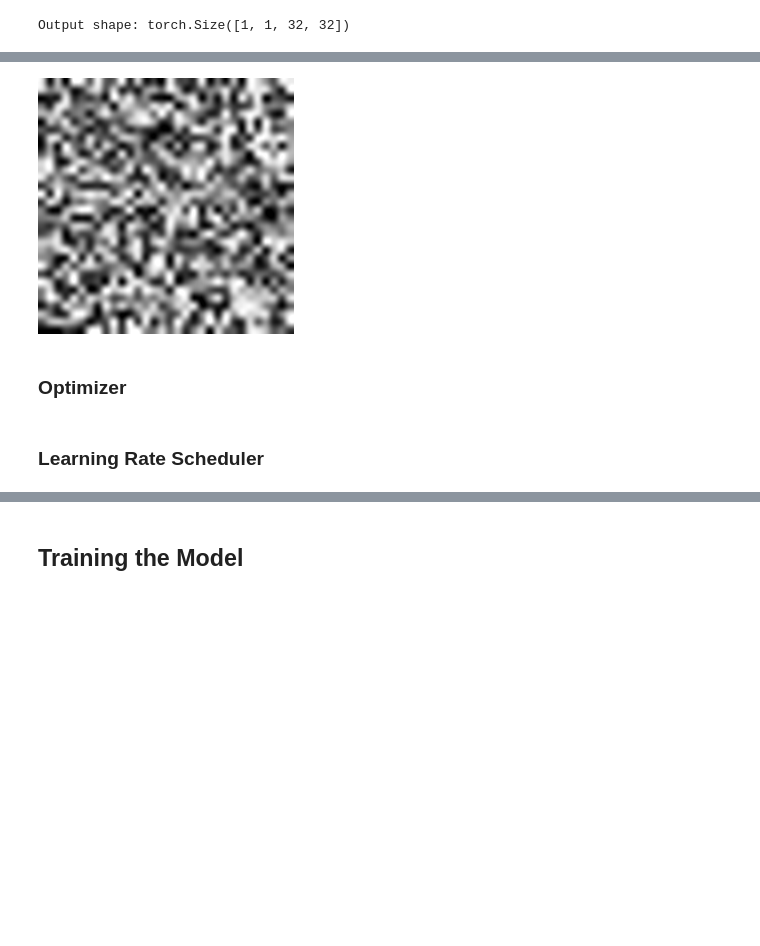
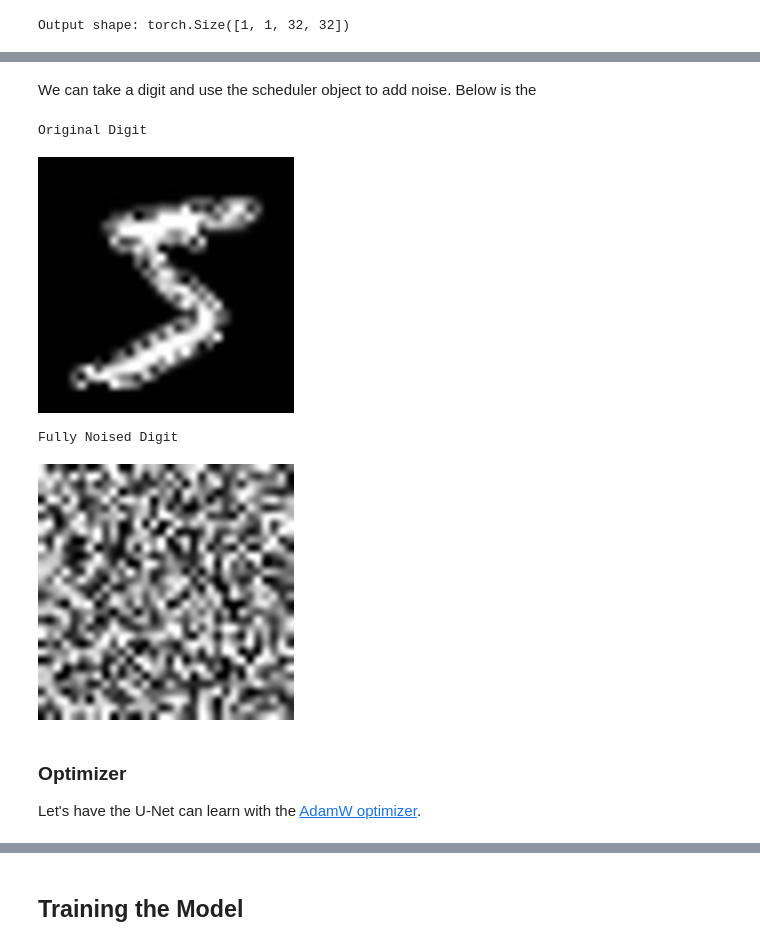
Before and after one commit to st-howard/blog-notebooks, a Jupyter notebook: MNIST-Diffusion/Diffusion Digits - Generating MNIST Digits from noise with HuggingFace Diffusers.ipynb, the cells around one changed output, grey strips where cells are left out. Saved outputs shown, nothing was run; the diff lists cells and outputs as text; code cells hidden in the pictures; blank space fills up the shorter version.

```diff
--- a/MNIST-Diffusion/Diffusion Digits - Generating MNIST Digits from noise with HuggingFace Diffusers.ipynb
+++ b/MNIST-Diffusion/Diffusion Digits - Generating MNIST Digits from noise with HuggingFace Diffusers.ipynb
@@ -204,16 +208,26 @@ Output shape: torch.Size([1, 1, 32, 32])
 # %%
 noise_scheduler = diffusers.DDPMScheduler(num_train_timesteps=200, tensor_format='pt')
+# %% [markdown]
+We can take a digit and use the scheduler object to add noise. Below is the
+# %%
+print("Original Digit")
+torchvision.transforms.ToPILImage()(sample_image.squeeze(1)).resize((256,256))
+# %% [output]
+Original Digit
+[figure, added]
 # %%
 noise = torch.randn(sample_image.shape)
 timesteps = torch.LongTensor([199])
 noisy_image = noise_scheduler.add_noise(sample_image,noise,timesteps)
 
+print("Fully Noised Digit")
 torchvision.transforms.ToPILImage()(noisy_image.squeeze(1)).resize((256,256))
 # %% [output]
+Fully Noised Digit
-[figure, old version]
+[figure, new version]
-# %% [markdown]
-### Optimizer
+# %% [markdown]
+### Optimizer
+
+Let's have the U-Net can learn with the [AdamW optimizer](https://pytorch.org/docs/stable/generated/torch.optim.AdamW.html).
 # %%
 optimizer = torch.optim.AdamW(model.parameters(),lr=config.learning_rate)
-# %% [markdown]
-### Learning Rate Scheduler
```
Also changed, not shown: parts of 20 cells of this notebook.
